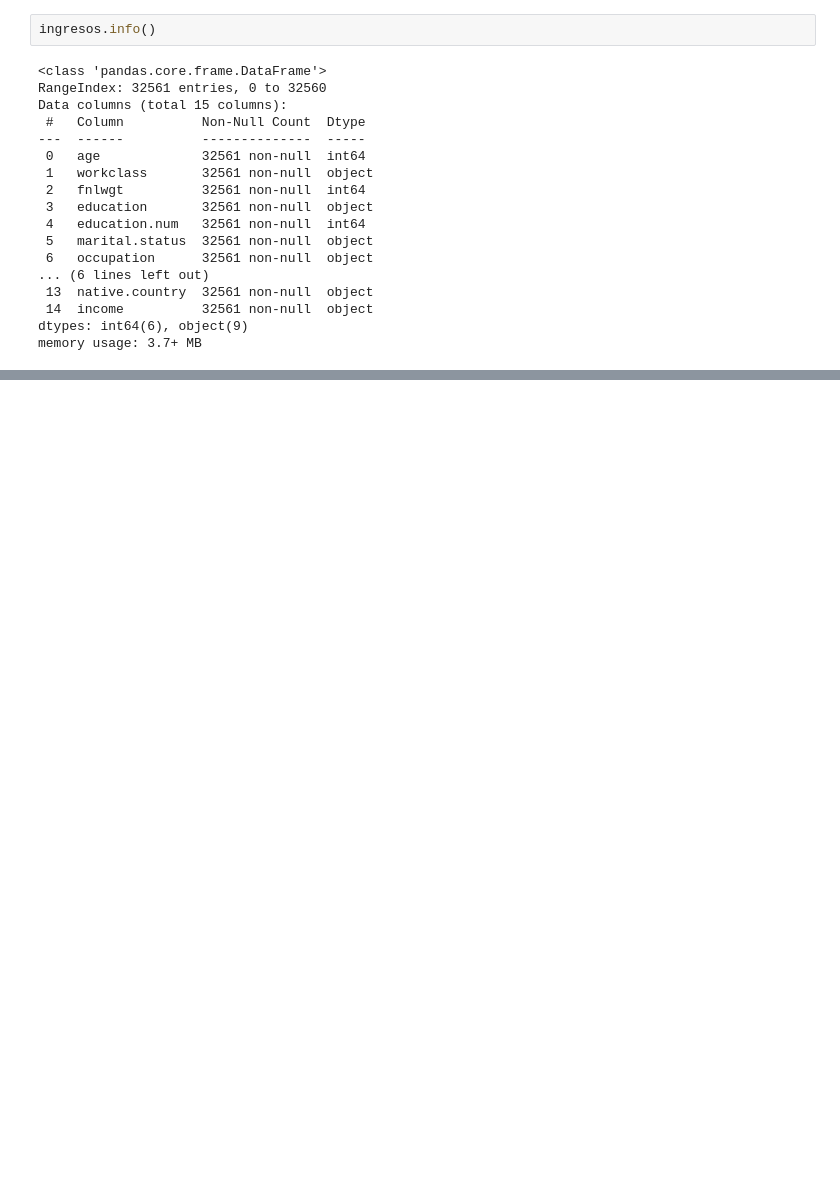
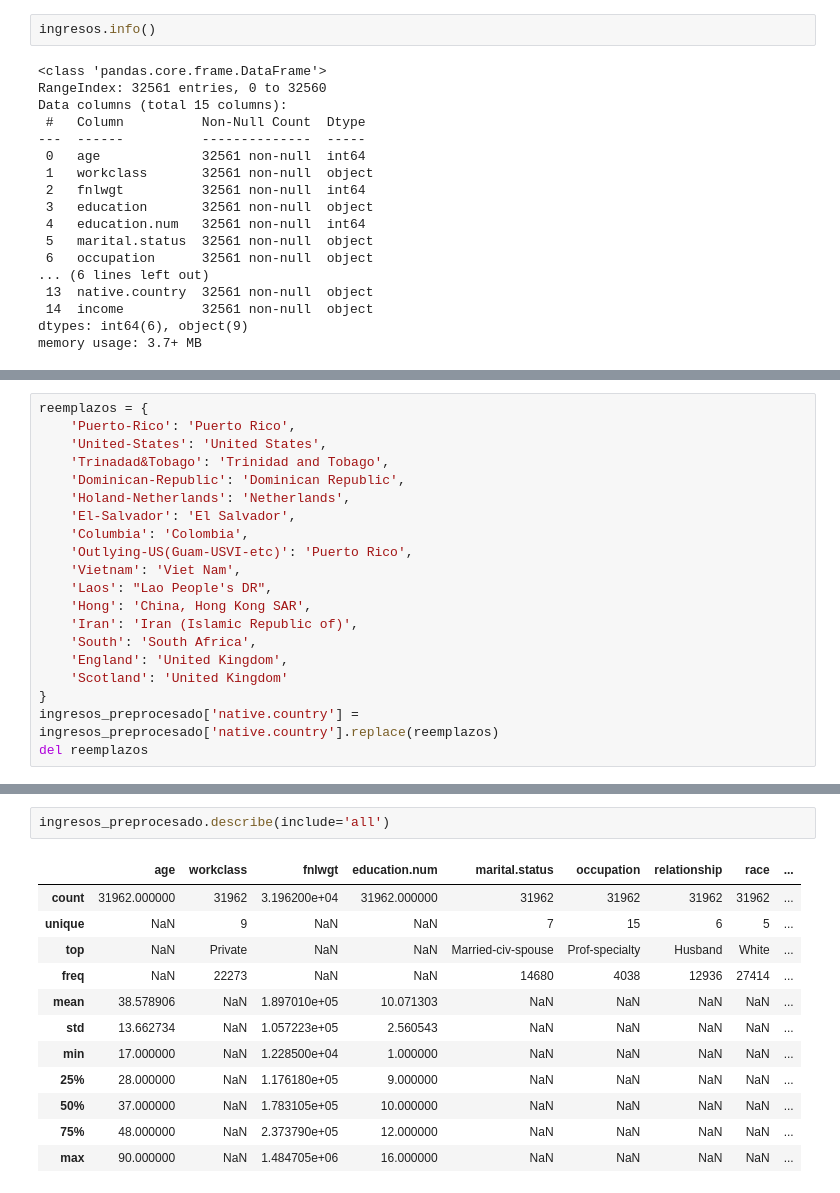
Before and after one commit to JuanPabloRodriguezC/rec_patrones_lab, a Jupyter notebook: Proyecto/proyecto.ipynb, the cells around one changed output, grey strips where cells are left out. Cells and saved outputs as stored; diff of their text form; blank space fills up the shorter version.

```diff
--- a/Proyecto/proyecto.ipynb
+++ b/Proyecto/proyecto.ipynb
@@ -342,0 +447,20 @@ ingresos.drop('education', axis=1, inplace=True)
+# %%
+reemplazos = {
+    'Puerto-Rico': 'Puerto Rico',
+    'United-States': 'United States',
+    'Trinadad&Tobago': 'Trinidad and Tobago',
+    'Dominican-Republic': 'Dominican Republic',
+    'Holand-Netherlands': 'Netherlands',
+    'El-Salvador': 'El Salvador',
+    'Columbia': 'Colombia',
+    'Outlying-US(Guam-USVI-etc)': 'Puerto Rico',
+    'Vietnam': 'Viet Nam',
+    'Laos': "Lao People's DR",
+    'Hong': 'China, Hong Kong SAR',
+    'Iran': 'Iran (Islamic Republic of)',
+    'South': 'South Africa',
+    'England': 'United Kingdom',
+    'Scotland': 'United Kingdom'
+}
+ingresos_preprocesado['native.country'] = ingresos_preprocesado['native.country'].replace(reemplazos)
+del reemplazos
@@ -342,0 +499,15 @@ ingresos.drop('education', axis=1, inplace=True)
+# %%
+ingresos_preprocesado.describe(include='all')
+# %% [output]
+|  | age | workclass | fnlwgt | education.num | marital.status | occupation | relationship | race | ... |
+| count | 31962.000000 | 31962 | 3.196200e+04 | 31962.000000 | 31962 | 31962 | 31962 | 31962 | ... |
+| unique | NaN | 9 | NaN | NaN | 7 | 15 | 6 | 5 | ... |
+| top | NaN | Private | NaN | NaN | Married-civ-spouse | Prof-specialty | Husband | White | ... |
+| freq | NaN | 22273 | NaN | NaN | 14680 | 4038 | 12936 | 27414 | ... |
+| mean | 38.578906 | NaN | 1.897010e+05 | 10.071303 | NaN | NaN | NaN | NaN | ... |
+| std | 13.662734 | NaN | 1.057223e+05 | 2.560543 | NaN | NaN | NaN | NaN | ... |
+| min | 17.000000 | NaN | 1.228500e+04 | 1.000000 | NaN | NaN | NaN | NaN | ... |
+| 25% | 28.000000 | NaN | 1.176180e+05 | 9.000000 | NaN | NaN | NaN | NaN | ... |
+| 50% | 37.000000 | NaN | 1.783105e+05 | 10.000000 | NaN | NaN | NaN | NaN | ... |
+| 75% | 48.000000 | NaN | 2.373790e+05 | 12.000000 | NaN | NaN | NaN | NaN | ... |
+| max | 90.000000 | NaN | 1.484705e+06 | 16.000000 | NaN | NaN | NaN | NaN | ... |
```
Also changed, not shown: parts of 23 cells of this notebook.
